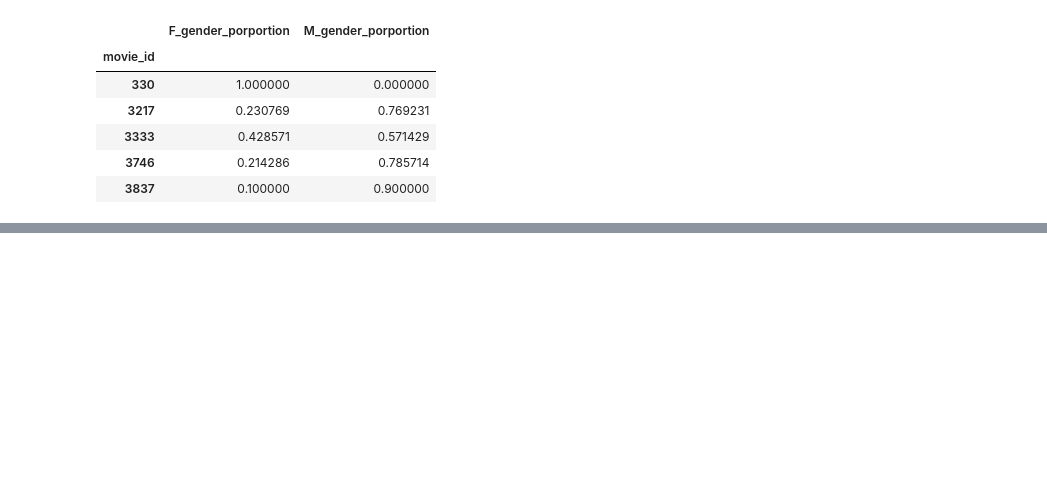
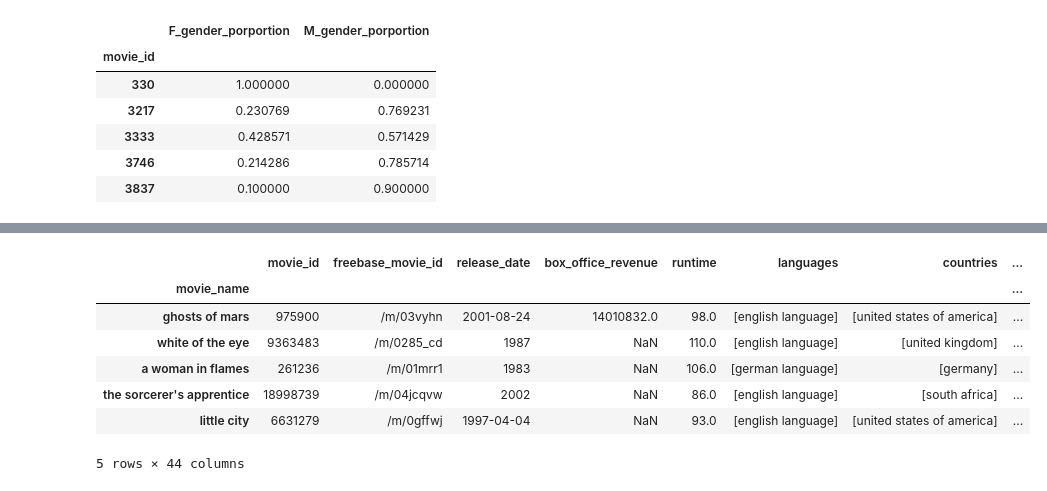
Before and after one commit to epfl-ada/ada-2022-project-adlucere2022, a Jupyter notebook: merge.ipynb, the cells around one changed output, grey strips where cells are left out. Cells and saved outputs as stored; diff of their text form; code cells hidden in the pictures; blank space fills up the shorter version.

```diff
--- a/merge.ipynb
+++ b/merge.ipynb
@@ -536,0 +585,11 @@ gender_presence.head()
+# %%
+movie_data.head()
+# %% [output]
+|  | movie_id | freebase_movie_id | release_date | box_office_revenue | runtime | languages | countries | ... |
+| movie_name |  |  |  |  |  |  |  | ... |
+| ghosts of mars | 975900 | /m/03vyhn | 2001-08-24 | 14010832.0 | 98.0 | [english language] | [united states of america] | ... |
+| white of the eye | 9363483 | /m/0285_cd | 1987 | NaN | 110.0 | [english language] | [united kingdom] | ... |
+| a woman in flames | 261236 | /m/01mrr1 | 1983 | NaN | 106.0 | [german language] | [germany] | ... |
+| the sorcerer's apprentice | 18998739 | /m/04jcqvw | 2002 | NaN | 86.0 | [english language] | [south africa] | ... |
+| little city | 6631279 | /m/0gffwj | 1997-04-04 | NaN | 93.0 | [english language] | [united states of america] | ... |
+5 rows × 44 columns
```
Also changed, not shown: parts of 24 cells of this notebook, 2 other files.
